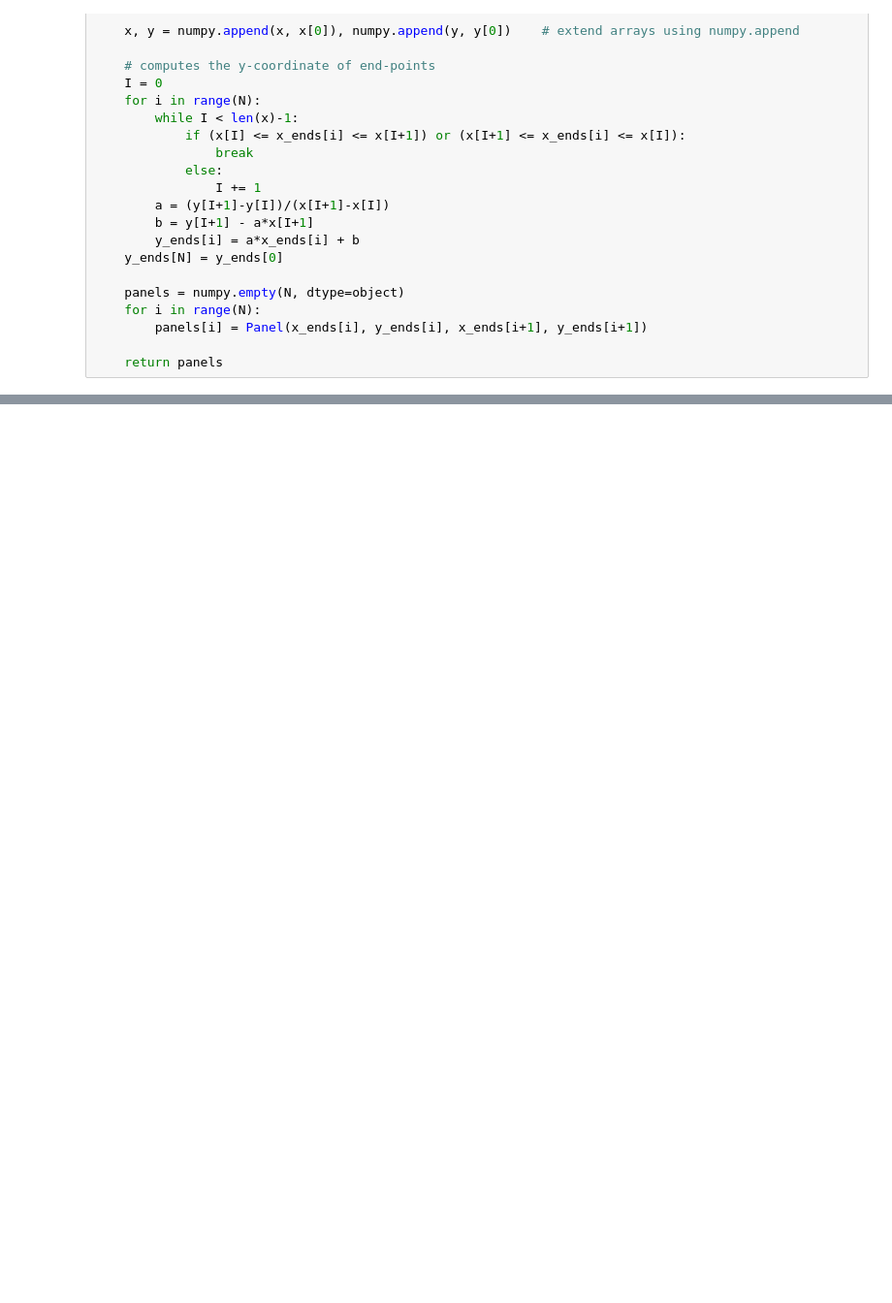
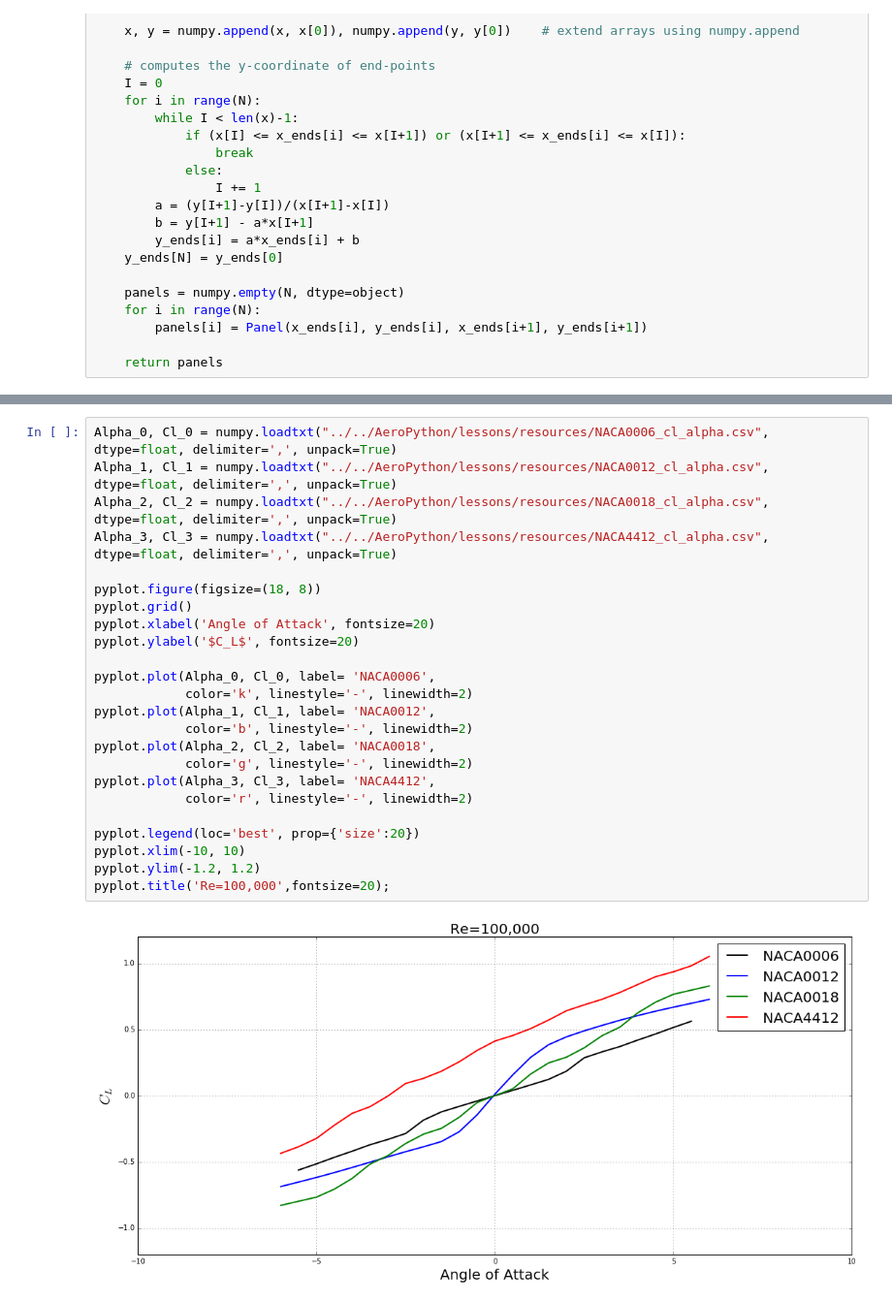
Before and after one commit to barbagroup/AeroPython-studentprojects2017, a Jupyter notebook: project-dianliu/Project-DianLiu.ipynb, the cells around one changed output, grey strips where cells are left out. Shown at 97% size. Drawn from its saved outputs; the diff is of its cells as text; blank space fills up the shorter version.

```diff
--- a/project-dianliu/Project-DianLiu.ipynb
+++ b/project-dianliu/Project-DianLiu.ipynb
@@ -172,0 +373,26 @@ pyplot.ylim(-0.15, 0.15);
+# %%
+Alpha_0, Cl_0 = numpy.loadtxt("../../AeroPython/lessons/resources/NACA0006_cl_alpha.csv", dtype=float, delimiter=',', unpack=True)
+Alpha_1, Cl_1 = numpy.loadtxt("../../AeroPython/lessons/resources/NACA0012_cl_alpha.csv", dtype=float, delimiter=',', unpack=True)
+Alpha_2, Cl_2 = numpy.loadtxt("../../AeroPython/lessons/resources/NACA0018_cl_alpha.csv", dtype=float, delimiter=',', unpack=True)
+Alpha_3, Cl_3 = numpy.loadtxt("../../AeroPython/lessons/resources/NACA4412_cl_alpha.csv", dtype=float, delimiter=',', unpack=True)
+
+pyplot.figure(figsize=(18, 8))
+pyplot.grid()
+pyplot.xlabel('Angle of Attack', fontsize=20)
+pyplot.ylabel('$C_L$', fontsize=20)
+
+pyplot.plot(Alpha_0, Cl_0, label= 'NACA0006',
+            color='k', linestyle='-', linewidth=2)
+pyplot.plot(Alpha_1, Cl_1, label= 'NACA0012',
+            color='b', linestyle='-', linewidth=2)
+pyplot.plot(Alpha_2, Cl_2, label= 'NACA0018',
+            color='g', linestyle='-', linewidth=2)
+pyplot.plot(Alpha_3, Cl_3, label= 'NACA4412',
+            color='r', linestyle='-', linewidth=2)
+
+pyplot.legend(loc='best', prop={'size':20})
+pyplot.xlim(-10, 10)
+pyplot.ylim(-1.2, 1.2)
+pyplot.title('Re=100,000',fontsize=20);
+# %% [output]
+[figure, added]
```
Also changed, not shown: parts of 46 cells of this notebook.
